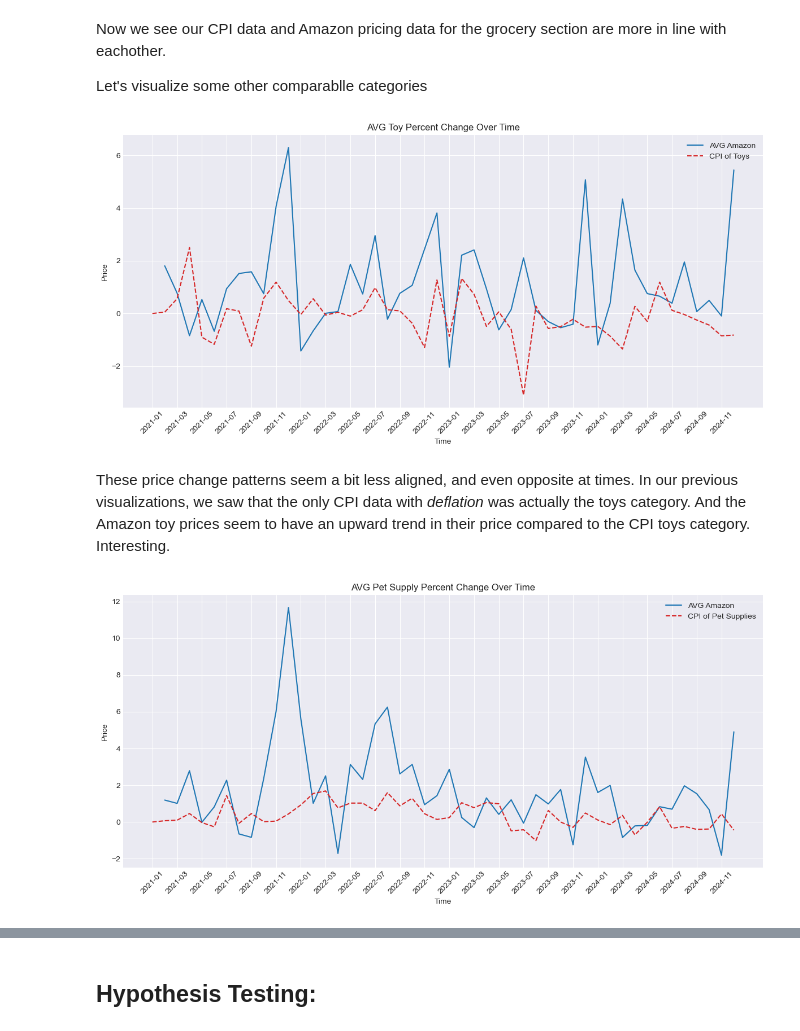
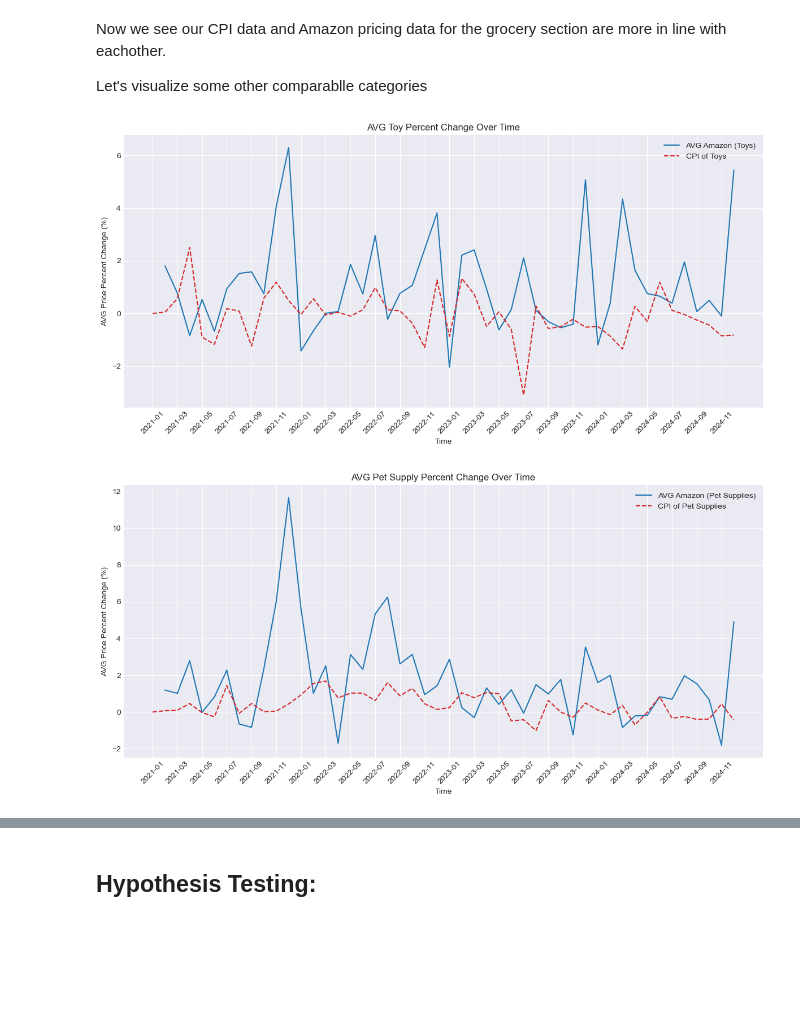
Before and after one commit to domwrm/Amazon-Pricing-Anlysis, a Jupyter notebook: FinalProject_Group031_WI25.ipynb, the cells around one changed output, grey strips where cells are left out. Cells and saved outputs as stored; diff of their text form; code cells hidden in the pictures; blank space fills up the shorter version.

Commit message:
Changed Comparison Plot Axis

```diff
--- a/FinalProject_Group031_WI25.ipynb
+++ b/FinalProject_Group031_WI25.ipynb
@@ -978,7 +946,7 @@ toysCPI = toys_perc.iloc[0, :].astype(float)  # Convert to float
 plt.figure(figsize=(12, 6))
 
 # Plot Arizona prices (smooth line without markers)
-plt.plot(dates, toy_avg, linestyle="-", color="tab:blue", label="AVG Amazon")
+plt.plot(dates, toy_avg, linestyle="-", color="tab:blue", label="AVG Amazon (Toys)")
 
 # Plot Grocery and Foods prices (smooth line without markers)
 plt.plot(dates, toysCPI, linestyle="--", color="tab:red", label="CPI of Toys")
@@ -989,7 +957,7 @@ plt.xticks(selected_dates, rotation=45)  # Rotate x-axis labels for better reada
 
 # Add labels and title
 plt.xlabel("Time")
-plt.ylabel("Price")
+plt.ylabel("AVG Price Percent Change (%)")
 plt.title("AVG Toy Percent Change Over Time")
 plt.legend()
 plt.grid(True)
@@ -998,40 +966,38 @@ plt.tight_layout()
 # Show the plot
 plt.show()
 # %% [output]
-[figure, old version]
+[figure, new version]
-# %% [markdown]
-These price change patterns seem a bit less aligned, and even opposite at times. In our previous visualizations, we saw that the only CPI data with *deflation* was actually the toys category. And the Amazon toy prices seem to have an upward trend in their price compared to the CPI toys category. Interesting.
 # %%
 #Pet Supplies
 pet_avg = pet_supplies_perc_diff.mean(axis=0, skipna=True)
 
 petCPI = pets_perc.iloc[0, :].astype(float)  # Convert to float
 
 # Create the plot
 plt.figure(figsize=(12, 6))
 
 # Plot Arizona prices (smooth line without markers)
-plt.plot(dates, pet_avg, linestyle="-", color="tab:blue", label="AVG Amazon")
+plt.plot(dates, pet_avg, linestyle="-", color="tab:blue", label="AVG Amazon (Pet Supplies)")
 
 # Plot Grocery and Foods prices (smooth line without markers)
 plt.plot(dates, petCPI, linestyle="--", color="tab:red", label="CPI of Pet Supplies")
 
 # Customize x-axis ticks (show only some dates)
 selected_dates = dates[::2]  # Show every 2nd date (e.g., Jan, Mar, May, etc.)
 plt.xticks(selected_dates, rotation=45)  # Rotate x-axis labels for better readability
 
 # Add labels and title
 plt.xlabel("Time")
-plt.ylabel("Price")
+plt.ylabel("AVG Price Percent Change (%)")
 plt.title("AVG Pet Supply Percent Change Over Time")
 plt.legend()
 plt.grid(True)
 plt.tight_layout()
 
 # Show the plot
 plt.show()
 # %% [output]
-[figure, old version]
+[figure, new version]
 # %%
 #Apparel
 apparel_avg = clothing_shoes_and_jewelry_perc_diff.mean(axis=0, skipna=True)
```
Also changed, not shown: parts of 40 cells of this notebook.
